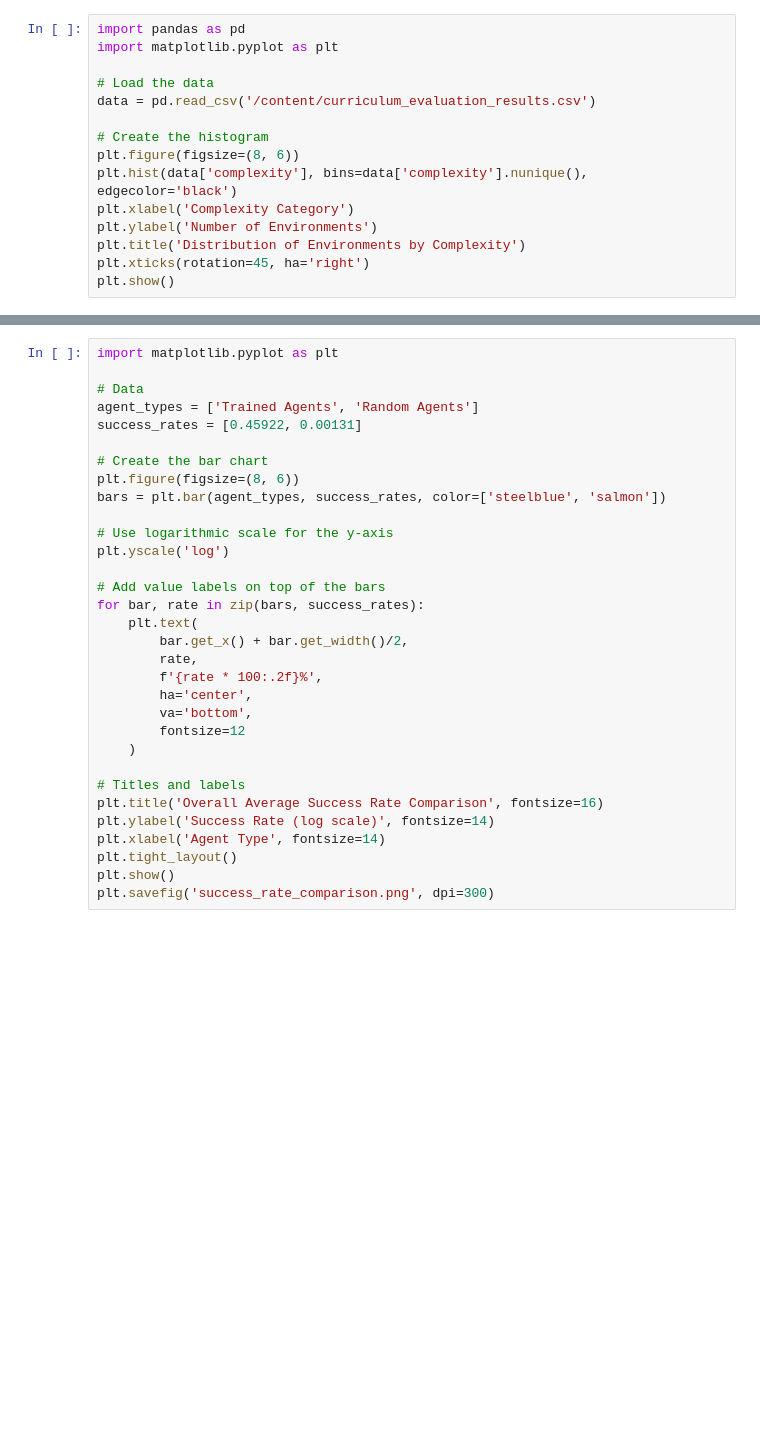
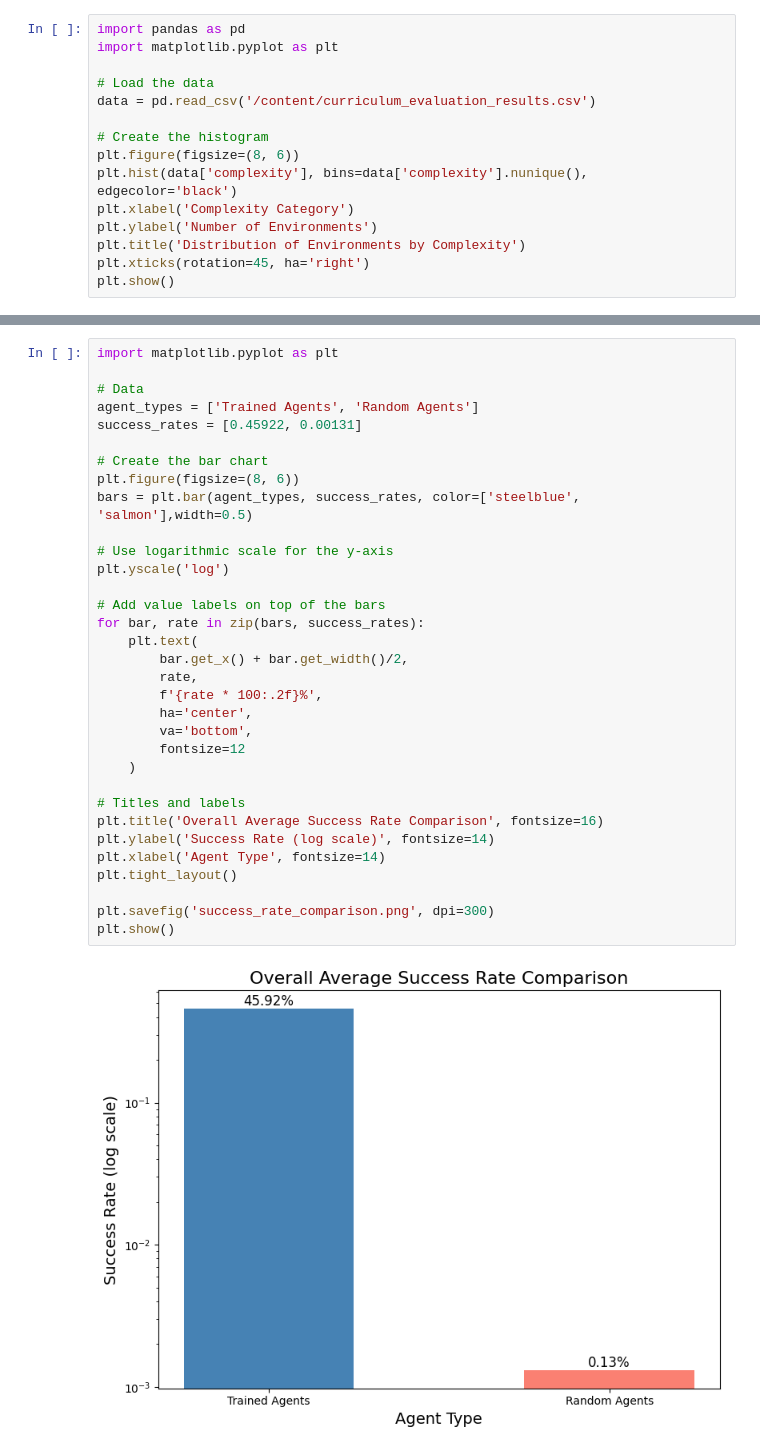
Before and after one commit to rasheibani/RL-validators-, a Jupyter notebook: RL_chart.ipynb, the cells around one changed output, grey strips where cells are left out. Drawn from its saved outputs; the diff is of its cells as text; blank space fills up the shorter version.

```diff
--- a/RL_chart.ipynb
+++ b/RL_chart.ipynb
@@ -73,32 +93,35 @@ print(f"Percentage Improvement of Trained Agents over Random Agents: {improvemen
 # %%
 import matplotlib.pyplot as plt
 
 # Data
 agent_types = ['Trained Agents', 'Random Agents']
 success_rates = [0.45922, 0.00131]
 
 # Create the bar chart
 plt.figure(figsize=(8, 6))
-bars = plt.bar(agent_types, success_rates, color=['steelblue', 'salmon'])
+bars = plt.bar(agent_types, success_rates, color=['steelblue', 'salmon'],width=0.5)
 
 # Use logarithmic scale for the y-axis
 plt.yscale('log')
 
 # Add value labels on top of the bars
 for bar, rate in zip(bars, success_rates):
     plt.text(
         bar.get_x() + bar.get_width()/2,
         rate,
         f'{rate * 100:.2f}%',
         ha='center',
         va='bottom',
         fontsize=12
     )
 
 # Titles and labels
 plt.title('Overall Average Success Rate Comparison', fontsize=16)
 plt.ylabel('Success Rate (log scale)', fontsize=14)
 plt.xlabel('Agent Type', fontsize=14)
 plt.tight_layout()
+
+plt.savefig('success_rate_comparison.png', dpi=300)
 plt.show()
-plt.savefig('success_rate_comparison.png', dpi=300)
+# %% [output]
+[figure, added]
```
Also changed, not shown: parts of 6 cells of this notebook, 5 other files.
